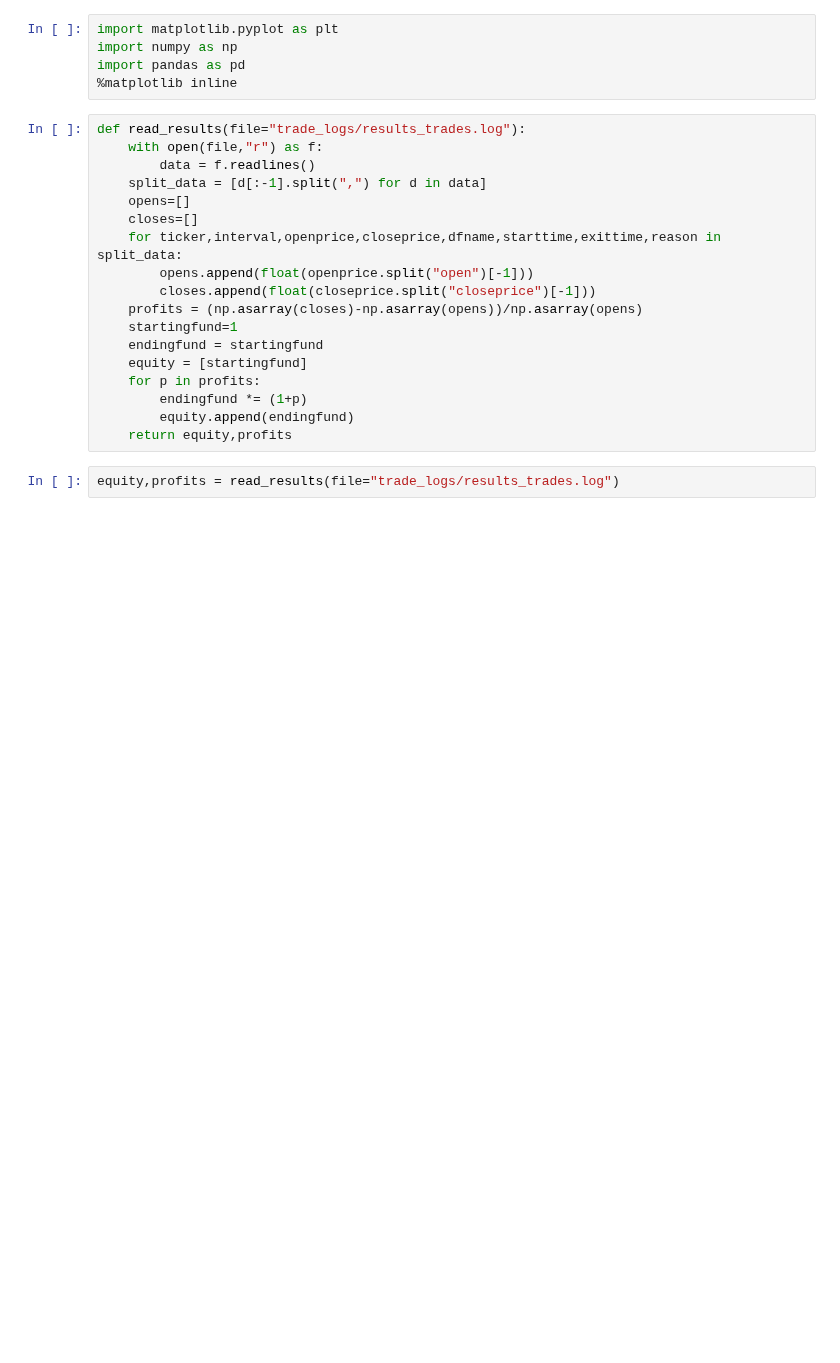
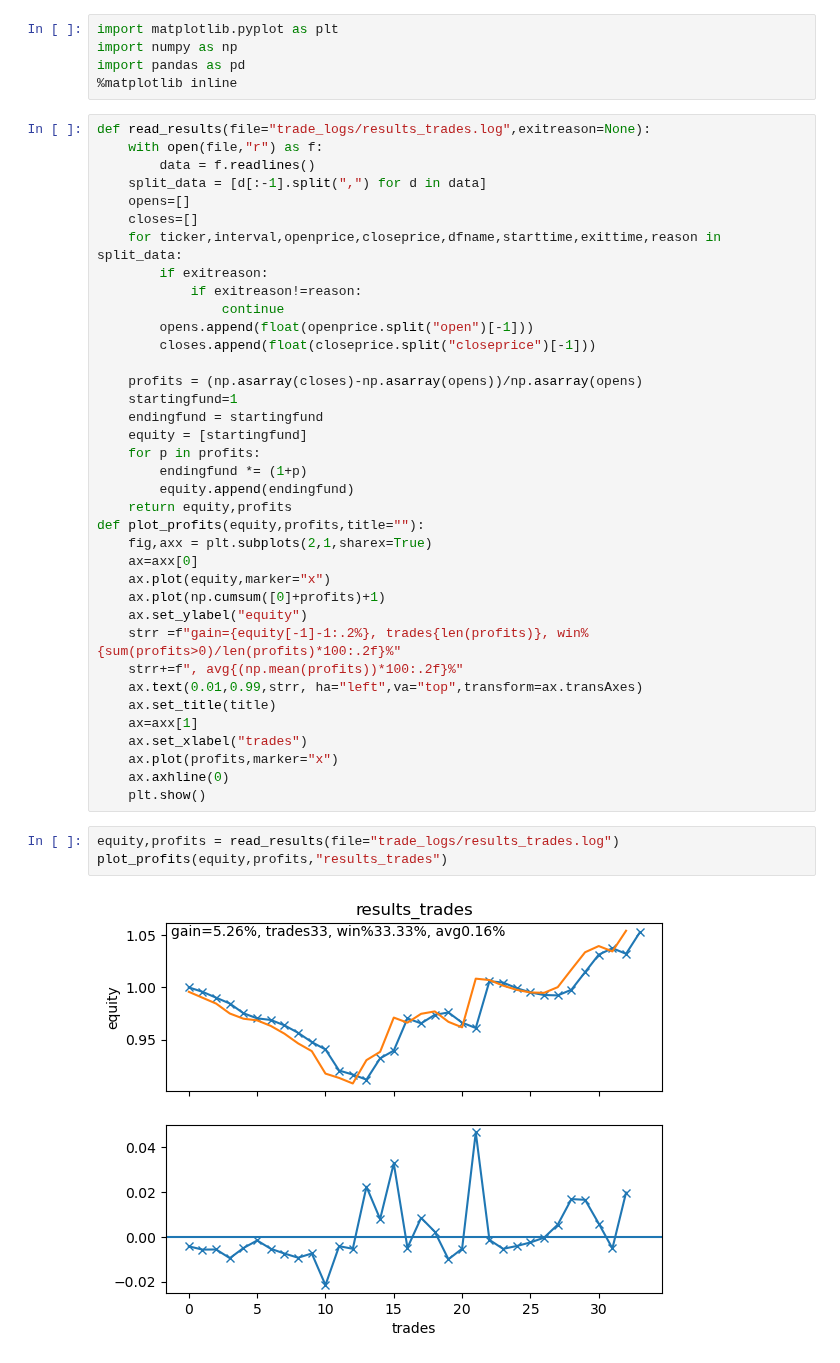
Before and after one commit to alexpvpmindustry/cryptotradr, a Jupyter notebook: 7_1_0read_results.ipynb, the cells around one changed output. Drawn from its saved outputs; the diff is of its cells as text; blank space fills up the shorter version.

```diff
--- a/7_1_0read_results.ipynb
+++ b/7_1_0read_results.ipynb
@@ -4,15 +4,19 @@ import numpy as np
 import pandas as pd
 %matplotlib inline
 # %%
-def read_results(file="trade_logs/results_trades.log"):
+def read_results(file="trade_logs/results_trades.log",exitreason=None):
     with open(file,"r") as f:
         data = f.readlines()
     split_data = [d[:-1].split(",") for d in data]
     opens=[]
     closes=[]
     for ticker,interval,openprice,closeprice,dfname,starttime,exittime,reason in split_data:
+        if exitreason:
+            if exitreason!=reason:
+                continue
         opens.append(float(openprice.split("open")[-1]))
         closes.append(float(closeprice.split("closeprice")[-1]))
+
     profits = (np.asarray(closes)-np.asarray(opens))/np.asarray(opens)
     startingfund=1
     endingfund = startingfund
@@ -21,5 +25,23 @@ def read_results(file="trade_logs/results_trades.log"):
         endingfund *= (1+p)
         equity.append(endingfund)
     return equity,profits
+def plot_profits(equity,profits,title=""):
+    fig,axx = plt.subplots(2,1,sharex=True)
+    ax=axx[0]
+    ax.plot(equity,marker="x")
+    ax.plot(np.cumsum([0]+profits)+1)
+    ax.set_ylabel("equity")
+    strr =f"gain={equity[-1]-1:.2%}, trades{len(profits)}, win%{sum(profits>0)/len(profits)*100:.2f}%"
+    strr+=f", avg{(np.mean(profits))*100:.2f}%"
+    ax.text(0.01,0.99,strr, ha="left",va="top",transform=ax.transAxes)
+    ax.set_title(title)
+    ax=axx[1]
+    ax.set_xlabel("trades")
+    ax.plot(profits,marker="x")
+    ax.axhline(0)
+    plt.show()
 # %%
 equity,profits = read_results(file="trade_logs/results_trades.log")
+plot_profits(equity,profits,"results_trades")
+# %% [output]
+[figure, added]
```
Also changed, not shown: parts of 5 cells of this notebook, 12 other files.
